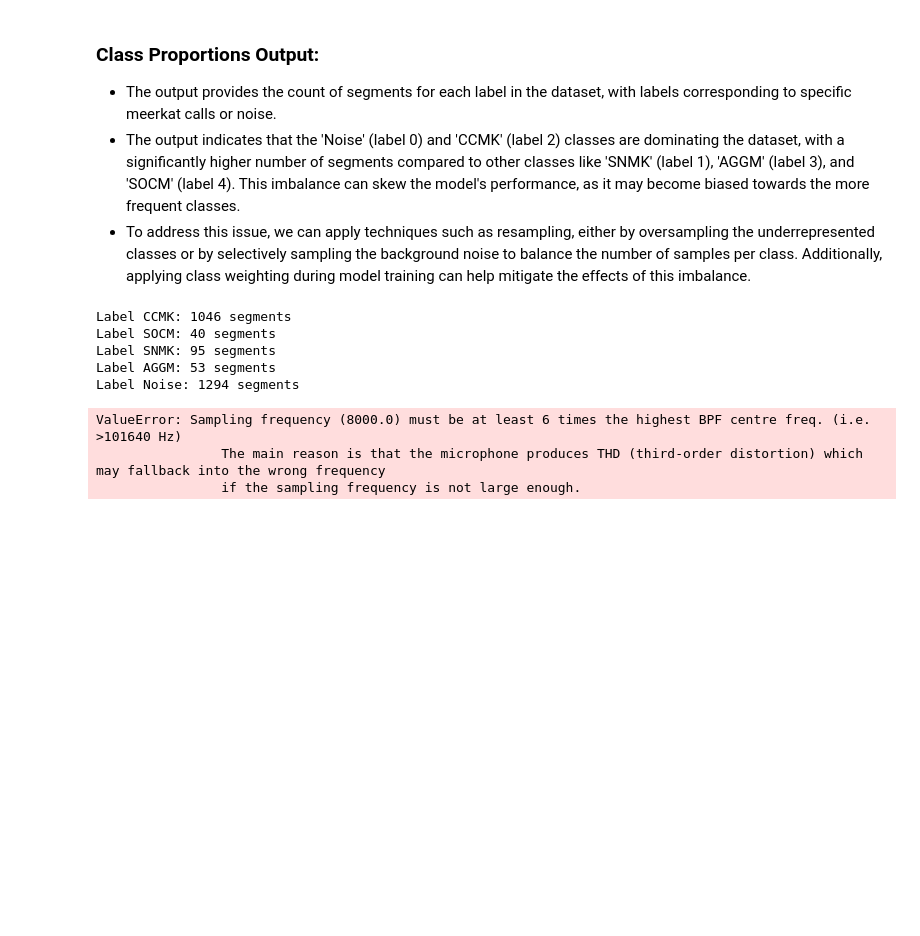
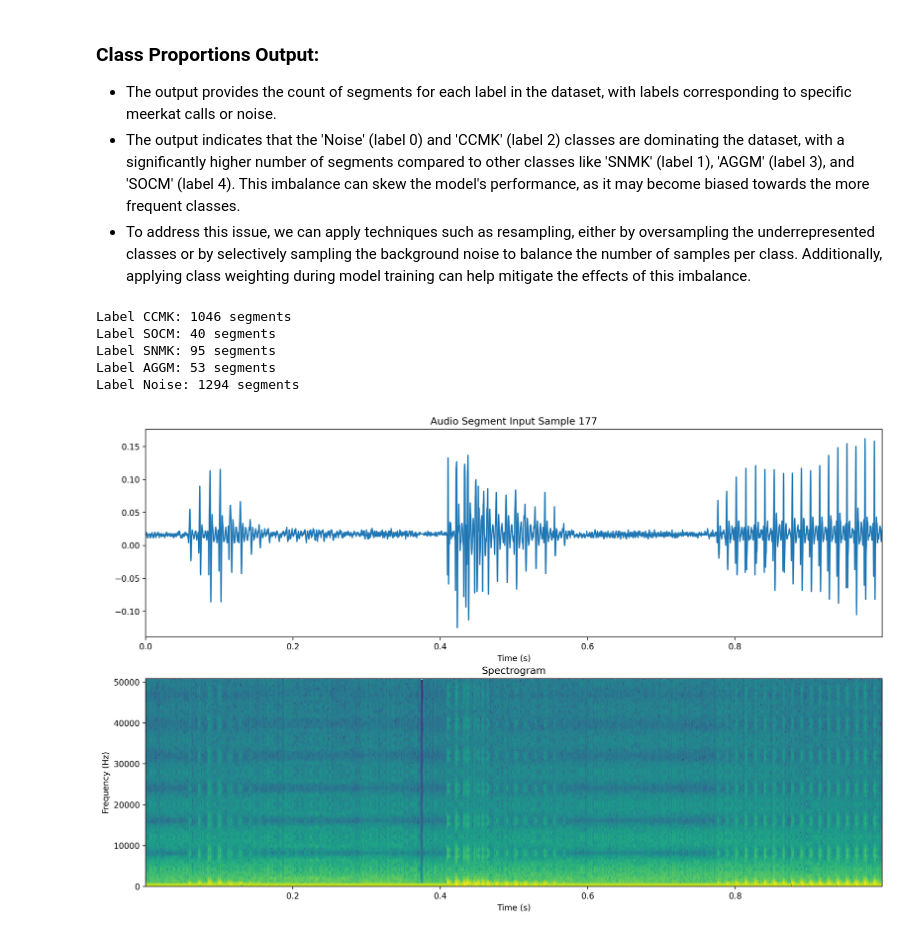
Before and after one commit to uwa-computer-science/project-12-prototype-bio-acoustic-detection-system-soundsentinel, a Jupyter notebook: preprocess.ipynb, the cells around one changed output. Saved outputs shown, nothing was run; the diff lists cells and outputs as text; code cells hidden in the pictures; blank space fills up the shorter version.

Commit message:
Process and visualize a sample audio segment with AFESim

```diff
--- a/preprocess.ipynb
+++ b/preprocess.ipynb
@@ -168,7 +168,7 @@ from rockpool.devices.xylo.syns61201 import AFESim
 # %%
 # - AFE parameters
 
-fs = 8e3                          # The sampling frequency of the input, in Hz
+fs = 1.0164e5                       # The sampling frequency of the input, in Hz
 raster_period = 10e-3               # The output rasterisation time-step in seconds
 max_spike_per_raster_period = 15    # Maximum number of events per output time-step
 
@@ -188,7 +188,27 @@ afe = AFESim(
         add_mismatch = add_mismatch,
         seed = seed,
 ).timed()
-# %% [output]
-ValueError: Sampling frequency (8000.0) must be at least 6 times the highest BPF centre freq. (i.e. >101640 Hz)
-                The main reason is that the microphone produces THD (third-order distortion) which may fallback into the wrong frequency
-                if the sampling frequency is not large enough.
+# %%
+from rockpool.timeseries import TSContinuous
+
+# Load sample audio segment
+audio_file_path = 'processed_segments/dcase_MK1_segment_177_label_3.wav'
+segment, sr = librosa.load(audio_file_path, sr=fs)
+
+dt = 1 / fs
+inp_ts = TSContinuous.from_clocked(segment, dt=dt, periodic=True, name="Audio Segment Input Sample 177")
+# %%
+# Plot the input signal
+fig = plt.figure()
+ax = fig.add_subplot(211)
+inp_ts.plot()
+
+# Plot a spectrogram
+ax = fig.add_subplot(212)
+ax.specgram(segment, Fs=fs)
+ax.set_ylim([0, fs/2])
+ax.set_ylabel("Frequency (Hz)")
+ax.set_xlabel("Time (s)")
+ax.set_title("Spectrogram");
+# %% [output]
+[figure, added]
```
Also changed, not shown: parts of 2 cells of this notebook.
